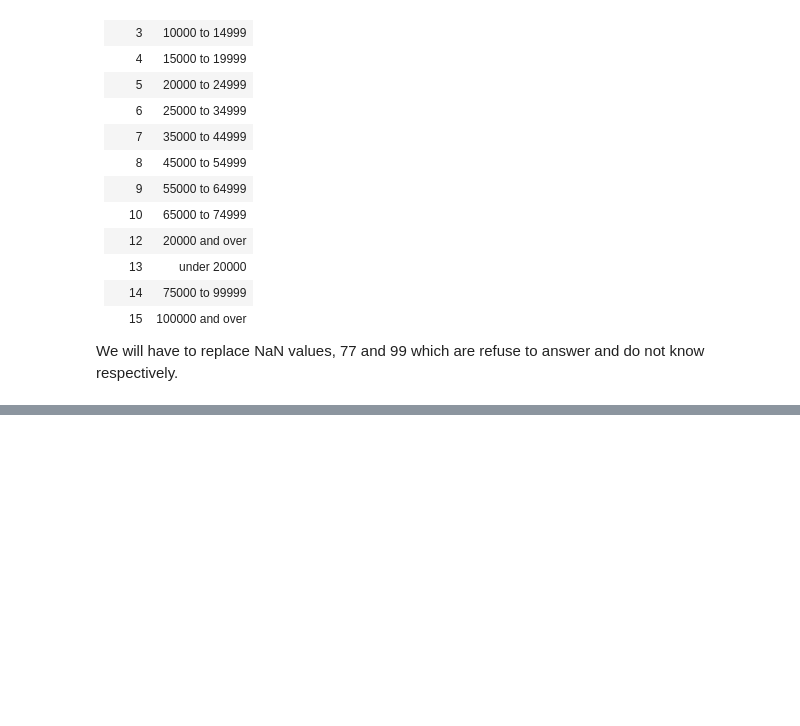
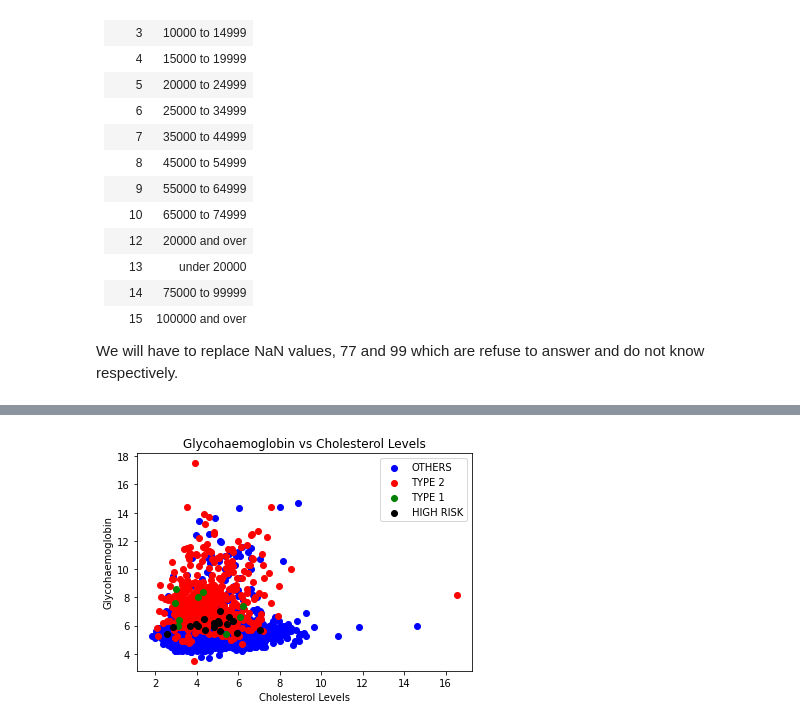
Before and after one commit to birddropping/IND5003-Group-Project, a Jupyter notebook: IND5003_Group_Project_Saravanan.ipynb, the cells around one changed output, grey strips where cells are left out. Saved outputs shown, nothing was run; the diff lists cells and outputs as text; code cells hidden in the pictures; blank space fills up the shorter version.

```diff
--- a/IND5003_Group_Project_Saravanan.ipynb
+++ b/IND5003_Group_Project_Saravanan.ipynb
@@ -23,4 +25,6 @@ data_dict = pd.read_excel('NHANES 2014 Dictionary.xlsx')
 data_vari = pd.read_excel('Variables.xlsx', squeeze = True)
 # %%
 glu_data = pd.read_sas('data/GLU_H.XPT') # Fasting glucose was not part of the original dataset. Added from NHANES website
+vitd_data = pd.read_sas('data/VID_H.XPT')
 data_labs = pd.merge(data_labs, glu_data[['SEQN','LBDGLUSI']], how='outer', on=['SEQN'], validate = '1:1')
+data_labs = pd.merge(data_labs, vitd_data[['SEQN','LBXVIDMS']], how='outer', on=['SEQN'], validate = '1:1')
@@ -30,10 +75,11 @@ data_meds_m = data_meds.drop_duplicates(subset = ['SEQN', 'RXDCOUNT'], keep = 'f
 # %% [markdown]
 Combine the 6 datasets together as 1 with SEQN as the lead. From there, we can trim out the variables that is not needed for our application of diabetes and mental health.
 # %%
-#create massive dataset
+# Create massive dataset
 dataset = pd.merge(data_demo, data_diet, how = 'outer', on = ['SEQN'], validate = "1:1")
 dataset = pd.merge(dataset, data_exam, how = 'outer', on = ['SEQN'], validate = "1:1")
 dataset = pd.merge(dataset, data_labs, how = 'outer', on = ['SEQN'], validate = "1:1")
 dataset = pd.merge(dataset, data_meds_m, how = 'outer', on = ['SEQN'], validate = "1:1")
 dataset = pd.merge(dataset, data_qns, how = 'outer', on = ['SEQN'], validate = "1:1")
+dataset = pd.merge(dataset, data_med_2, how = 'outer', on = ['SEQN'], validate = "1:1")
 dataset
@@ -182,0 +336,35 @@ fig.tight_layout(rect=[0, 0.03, 1, 0.95])
+# %%
+#scatter plot of lab values, 4 groups
+X1=dataset['LBDSCHSI'].loc[dataset['DBT']==1]
+X2=dataset['LBDSCHSI'].loc[dataset['DBT']==2]
+X3=dataset['LBDSCHSI'].loc[dataset['DBT']==3]
+X4=dataset['LBDSCHSI'].loc[dataset['DBT']==4]
+
+Y1=dataset['LBXGH'].loc[dataset['DBT']==1]
+Y2=dataset['LBXGH'].loc[dataset['DBT']==2]
+Y3=dataset['LBXGH'].loc[dataset['DBT']==3]
+Y4=dataset['LBXGH'].loc[dataset['DBT']==4]
+
+plt.figure(1)
+plt.title('Glycohaemoglobin vs Cholesterol Levels')
+plt.ylabel('Glycohaemoglobin')
+plt.xlabel('Cholesterol Levels')
+plt.scatter(X4,Y4,c='blue')
+#plt.figure(2)
+plt.scatter(X2,Y2,c='red')
+#plt.figure(3)
+plt.scatter(X1,Y1,c='green')
+#plt.figure(4)
+plt.scatter(X3,Y3,c='black')
+lgd=[
+    'OTHERS',
+    'TYPE 2',
+    'TYPE 1',
+    'HIGH RISK',
+]
+plt.legend(lgd)
+plt.show()
+
+#dont see much differences between these groups since the diabetic grps are taking meds to control these indicators
+# %% [output]
+[figure, added]
```
Also changed, not shown: parts of 25 cells of this notebook.
